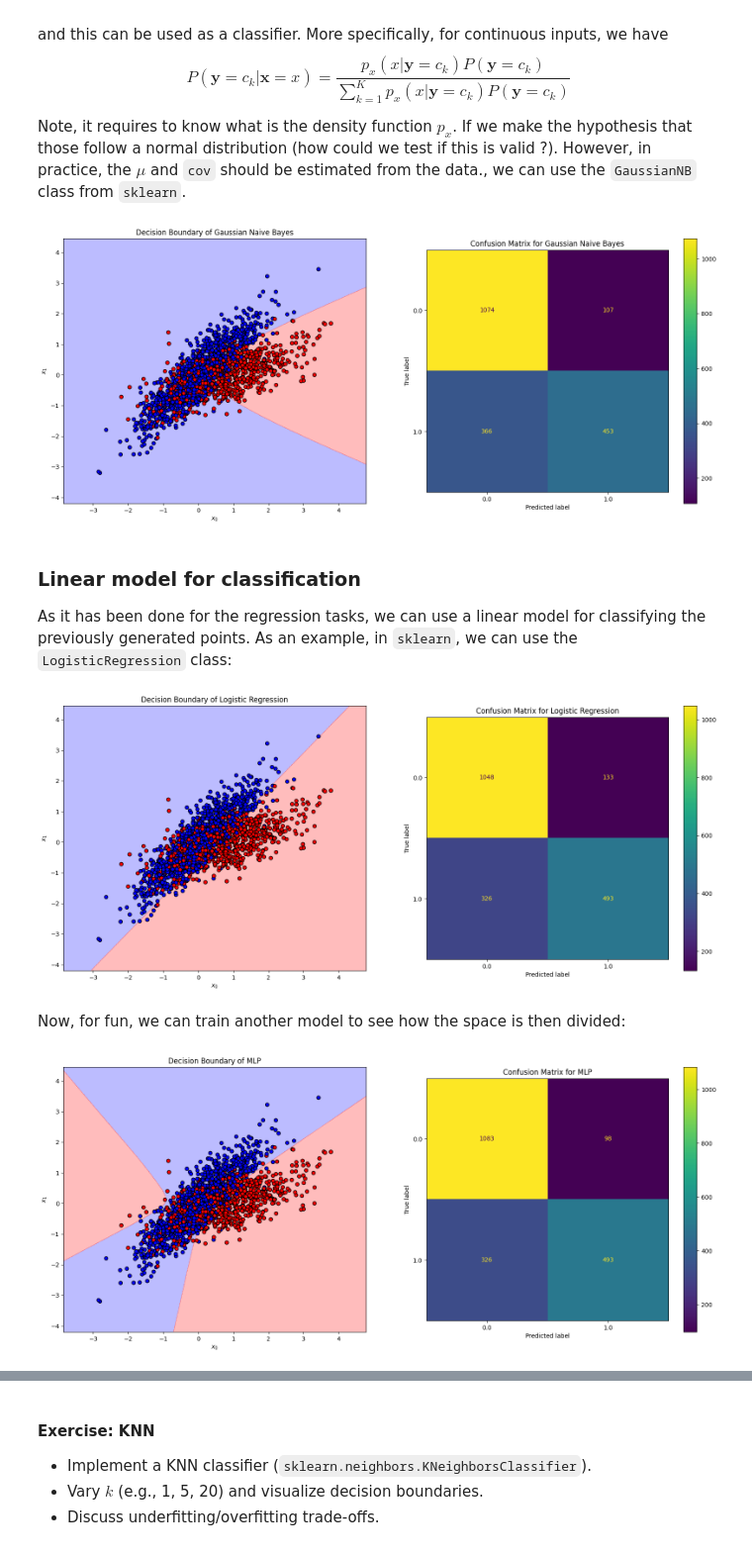
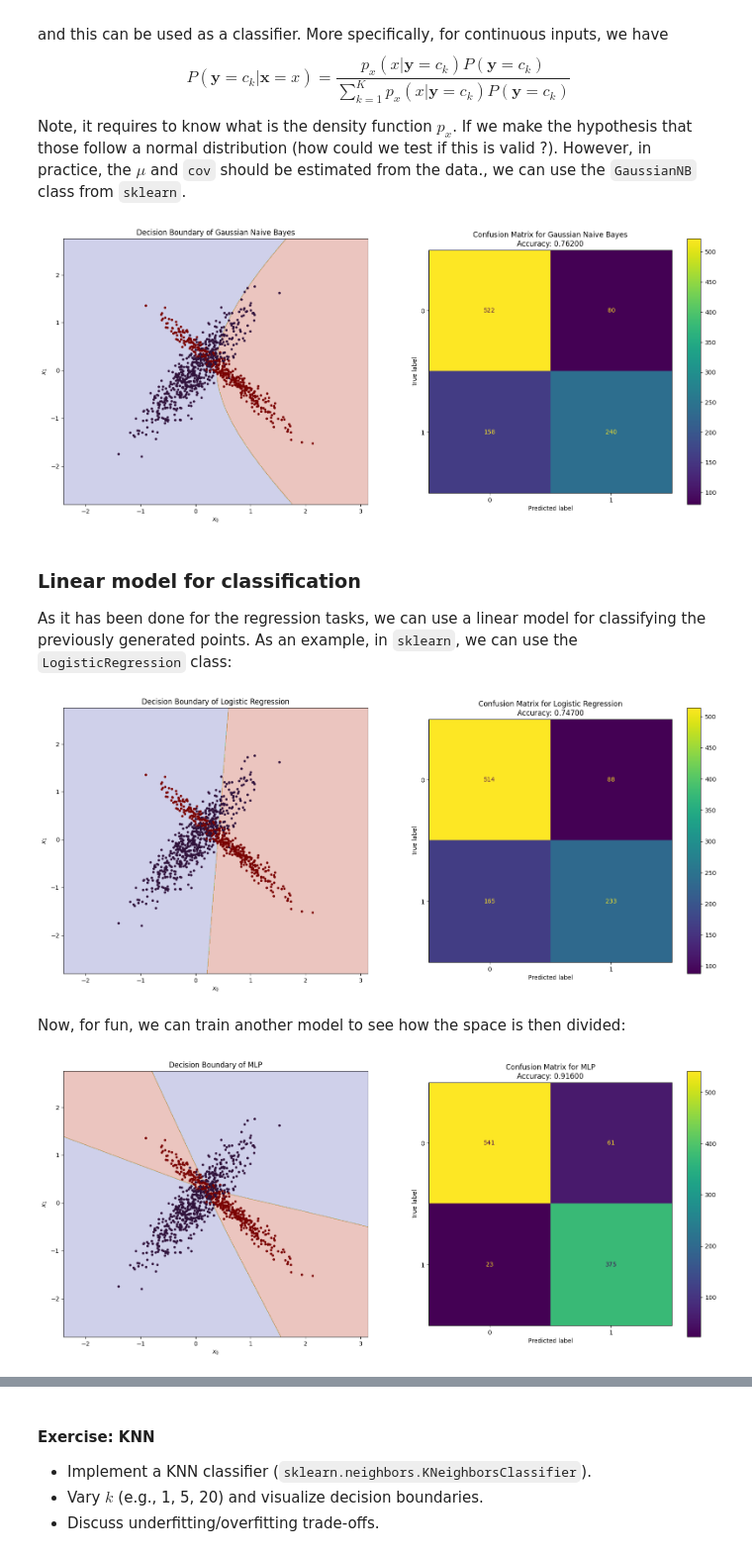
Before and after one commit to ULB-MachineLearningGroup/INFO-F422, a Jupyter notebook: Practicals/06_without_answers.ipynb, the cells around one changed output, grey strips where cells are left out. Shown at 99% size. Saved outputs shown, nothing was run; the diff lists cells and outputs as text; code cells hidden in the pictures.

```diff
--- a/Practicals/06_without_answers.ipynb
+++ b/Practicals/06_without_answers.ipynb
@@ -130,3 +132,32 @@ Of course, the computed datasets follow the same distribution, no matter the met
+# %%
+np.random.seed(1)
+N = 4000
+N_test = 1000
+n = 2
+p1 = 0.4
+
+Y = np.random.choice([0, 1], size=N, p=[1-p1, p1])
+A0 = np.array([[.45, .5], [.05, .35]])
+cov0 = A0.T @ A0
+mu0 = (0, 0)
+
+A1 =  np.array([[.32, -.4], [-.4, .32]])
+cov1 = A1.T @ A1
+mu1 = (.5, 0)
+X = np.zeros((N, n))
+for i in np.arange(N):
+    if Y[i] == 1:
+        X[i, :] = np.random.multivariate_normal(mu1, cov1, size=1)
+    else:
+        X[i, :] = np.random.multivariate_normal(mu0, cov0, size=1)
+
+Y_test = np.random.choice([0, 1], size=N_test, p=[1-p1, p1])
+X_test = np.zeros((N_test, n))
+for i in np.arange(N_test):
+    if Y_test[i] == 1:
+        X_test[i, :] = np.random.multivariate_normal(mu1, cov1, size=1)
+    else:
+        X_test[i, :] = np.random.multivariate_normal(mu0, cov0, size=1)
 # %% [markdown]
 ### Metrics and model evaluations methods
 In the previous practicals, when we were dealing with regression tasks, we defined different metrics for evaluating the quality of some model's predictions. Remind: we defined the Mean Squared Error, then, we normalized it to define the Normalized Mean Squared Error. We spoke about other metrics, such as the MAE. All those quantities, while highly informative when applied to continuous quantities, are not as useful when dealing with classes.
@@ -169,6 +201,7 @@ Note, it requires to know what is the density function $p_x$. If we make the hyp
 # %%
 from sklearn.naive_bayes import GaussianNB
 from sklearn.metrics import ConfusionMatrixDisplay
+from sklearn.metrics import accuracy_score, f1_score, precision_score, recall_score
 
 def plot_field(X, Y, model, name=""):
     x0_min, x0_max = X[:, 0].min() - 1, X[:, 0].max() + 1
@@ -179,21 +212,21 @@ def plot_field(X, Y, model, name=""):
     Z = model.predict(np.c_[xx0.ravel(), xx1.ravel()]).reshape(xx0.shape)
     Y_hat = model.predict(X)
     fig, ax = plt.subplots(1, 2, figsize=(20, 8))
-    ax[0].contourf(xx0, xx1, Z, alpha=0.3, cmap=plt.cm.bwr)
-    ax[0].scatter(X[:, 0], X[:, 1], c=Y, edgecolors='k', cmap=plt.cm.bwr)
+    ax[0].contourf(xx0, xx1, Z, alpha=0.25, cmap="turbo")
+    ax[0].scatter(X[:, 0], X[:, 1], c=Y, marker='.', cmap="turbo")
 
     ax[0].set_xlabel("$x_0$")
     ax[0].set_ylabel("$x_1$")
     ax[0].set_title(f"Decision Boundary of {name}")
     ConfusionMatrixDisplay.from_predictions(Y, Y_hat, ax=ax[1])
-    ax[1].set_title(f"Confusion Matrix for {name}")
+    ax[1].set_title(f"Confusion Matrix for {name}\nAccuracy: {accuracy_score(Y, Y_hat):.5f}")
     plt.show()
 
 model = GaussianNB().fit(X, Y.ravel())
 
-plot_field(X, Y, model, "Gaussian Naive Bayes")
+plot_field(X_test, Y_test, model, "Gaussian Naive Bayes")
 # %% [output]
-[figure, old version]
+[figure, new version]
 # %% [markdown]
 ### Linear model for classification
 As it has been done for the regression tasks, we can use a linear model for classifying the previously generated points. As an example, in `sklearn`, we can use the `LogisticRegression` class:
@@ -202,16 +235,16 @@ from sklearn.linear_model import LogisticRegression
 
 model = LogisticRegression().fit(X, Y.ravel())
 
-plot_field(X, Y, model, "Logistic Regression")
+plot_field(X_test, Y_test, model, "Logistic Regression")
 # %% [output]
-[figure, old version]
+[figure, new version]
 # %% [markdown]
 Now, for fun, we can train another model to see how the space is then divided:
 # %%
 from sklearn.neural_network import MLPClassifier
 
-model = MLPClassifier().fit(X, Y.ravel())
+model = MLPClassifier(max_iter=1000).fit(X, Y.ravel())
 
-plot_field(X, Y, model, "MLP")
+plot_field(X_test, Y_test, model, "MLP")
 # %% [output]
-[figure, old version]
+[figure, new version]
```
Also changed, not shown: parts of 12 cells of this notebook.
